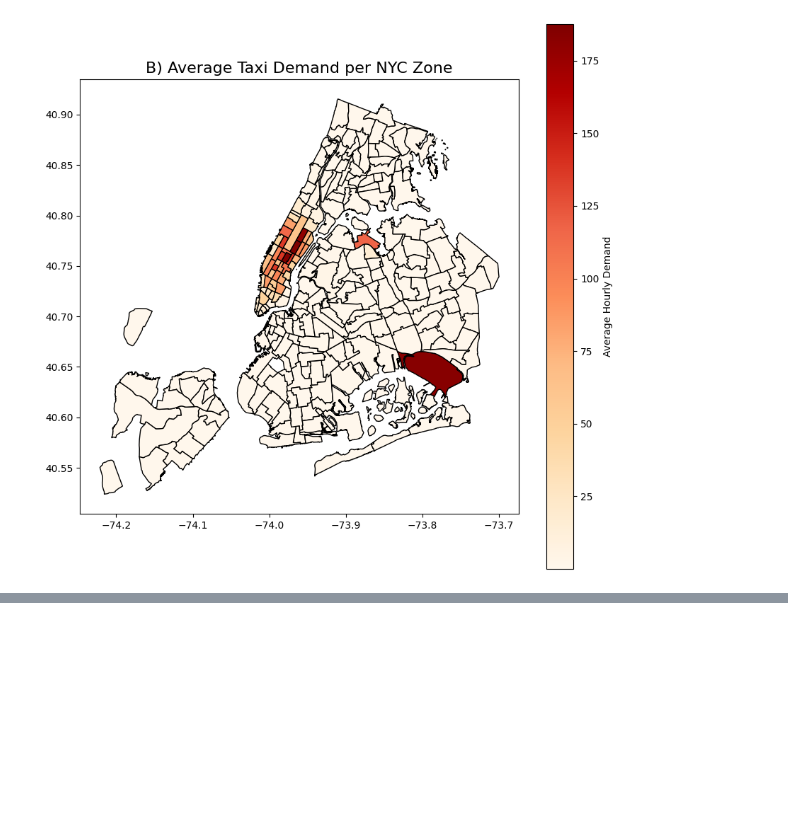
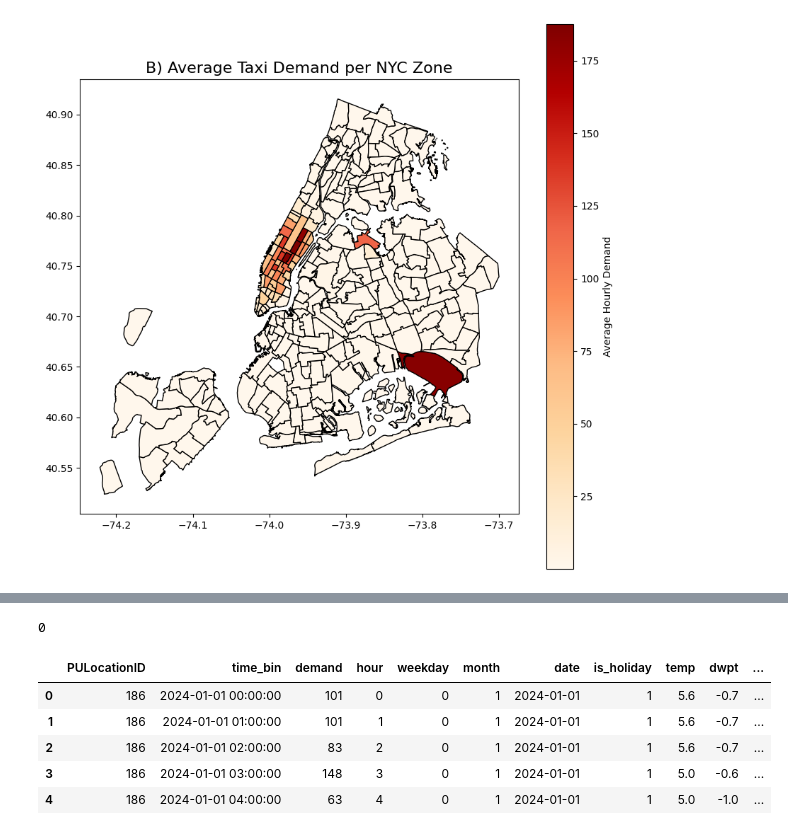
Before and after one commit to GreyJoey/Taxi_Demand_Predicition, a Jupyter notebook: 1_DataPreparation.ipynb, the cells around one changed output, grey strips where cells are left out. Saved outputs shown, nothing was run; the diff lists cells and outputs as text; code cells hidden in the pictures; blank space fills up the shorter version.

```diff
--- a/1_DataPreparation.ipynb
+++ b/1_DataPreparation.ipynb
@@ -646,0 +733,17 @@ plt.show()
+# %%
+# Create the cluster mapping from gdf_clustered_clean
+cluster_mapping = gdf_clustered[['LocationID', 'cluster']].copy()
+cluster_mapping = cluster_mapping.rename(columns={'LocationID': 'PULocationID'})
+
+# Ensure data types match
+cluster_mapping['PULocationID'] = cluster_mapping['PULocationID'].astype(int)
+demand_weather['PULocationID'] = demand_weather['PULocationID'].astype(int)
+
+print(f"Cluster mapping shape: {cluster_mapping.shape}")
+print(f"Unique PULocationIDs in mapping: {cluster_mapping['PULocationID'].nunique()}")
+
+# Merge cluster information
+demand_weather_with_clusters = demand_weather.merge(cluster_mapping, on='PULocationID', how='left')
+
+print(f"\nAfter merging clusters:")
+print(f"demand_weather shape: {demand_weather_with_clusters.shape}")
@@ -646,0 +855,13 @@ plt.show()
+# %%
+print(demand_weather['cluster'].isna().sum())
+# %% [output]
+0
+# %%
+demand_weather.head()
+# %% [output]
+|  | PULocationID | time_bin | demand | hour | weekday | month | date | is_holiday | temp | dwpt | ... |
+| 0 | 186 | 2024-01-01 00:00:00 | 101 | 0 | 0 | 1 | 2024-01-01 | 1 | 5.6 | -0.7 | ... |
+| 1 | 186 | 2024-01-01 01:00:00 | 101 | 1 | 0 | 1 | 2024-01-01 | 1 | 5.6 | -0.7 | ... |
+| 2 | 186 | 2024-01-01 02:00:00 | 83 | 2 | 0 | 1 | 2024-01-01 | 1 | 5.6 | -0.7 | ... |
+| 3 | 186 | 2024-01-01 03:00:00 | 148 | 3 | 0 | 1 | 2024-01-01 | 1 | 5.0 | -0.6 | ... |
+| 4 | 186 | 2024-01-01 04:00:00 | 63 | 4 | 0 | 1 | 2024-01-01 | 1 | 5.0 | -1.0 | ... |
```
Also changed, not shown: parts of 12 cells of this notebook, 1 other file.
